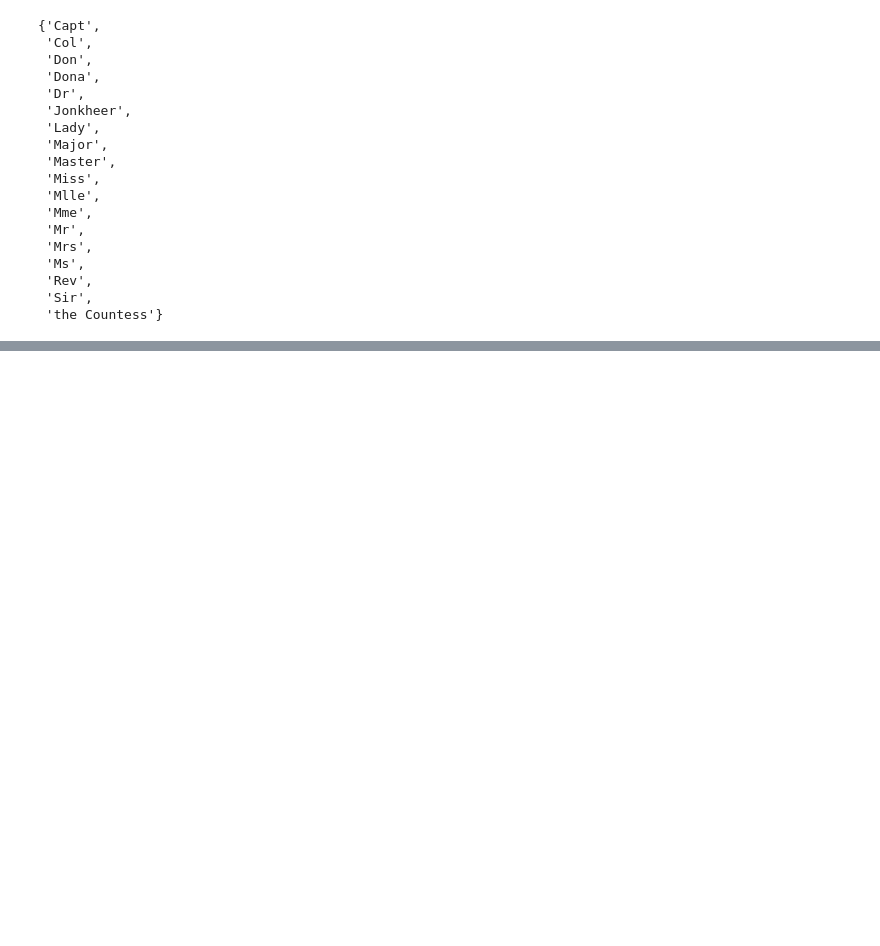
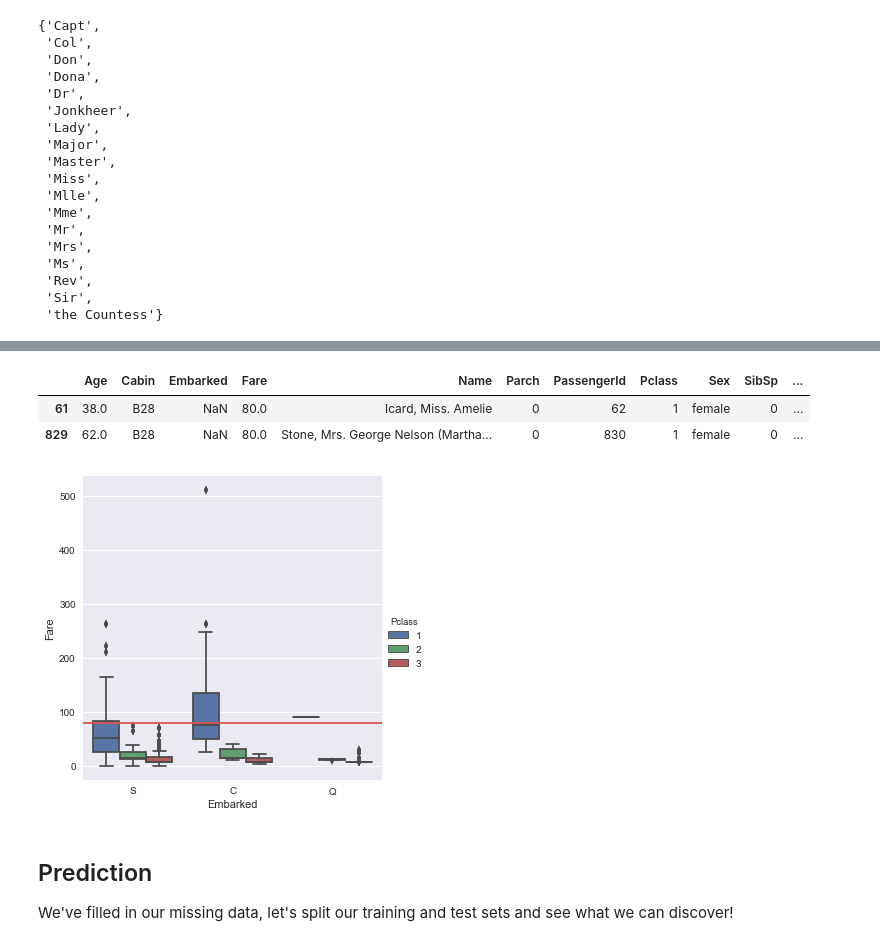
Before and after one commit to BaylorRae/kaggle-titanic, a Jupyter notebook: eda.ipynb, the cells around one changed output, grey strips where cells are left out. Saved outputs shown, nothing was run; the diff lists cells and outputs as text; code cells hidden in the pictures; blank space fills up the shorter version.

```diff
--- a/eda.ipynb
+++ b/eda.ipynb
@@ -156,0 +186,3 @@ allData.head(10)
+# %%
+averageFare = allData[allData['Pclass'] == 3].Fare.mean()
+allData = allData.set_value(1043, 'Fare', averageFare)
@@ -156,0 +197,23 @@ allData.head(10)
+# %%
+allData[allData.Embarked.isnull()]
+# %% [output]
+|  | Age | Cabin | Embarked | Fare | Name | Parch | PassengerId | Pclass | Sex | SibSp | ... |
+| 61 | 38.0 | B28 | NaN | 80.0 | Icard, Miss. Amelie | 0 | 62 | 1 | female | 0 | ... |
+| 829 | 62.0 | B28 | NaN | 80.0 | Stone, Mrs. George Nelson (Martha... | 0 | 830 | 1 | female | 0 | ... |
+# %%
+# show the average fare paid for each location embarked
+# highlighted by the Pclass
+sns.factorplot(
+    x = "Embarked",
+    y = "Fare",
+    hue = "Pclass",
+    data = allData[~allData['Embarked'].isnull()],
+    kind = "box",
+    size = 5)
+
+# draw a horizontal our missing embarkment where the average fare was $80
+x = plt.gca().axes.get_xlim()
+plt.plot(x, len(x) * [80], sns.xkcd_rgb["pale red"])
+plt.show()
+# %% [output]
+[figure, added]
@@ -156,0 +225,4 @@ allData.head(10)
+# %% [markdown]
+## Prediction
+
+We've filled in our missing data, let's split our training and test sets and see what we can discover!
```
Also changed, not shown: parts of 20 cells of this notebook.
